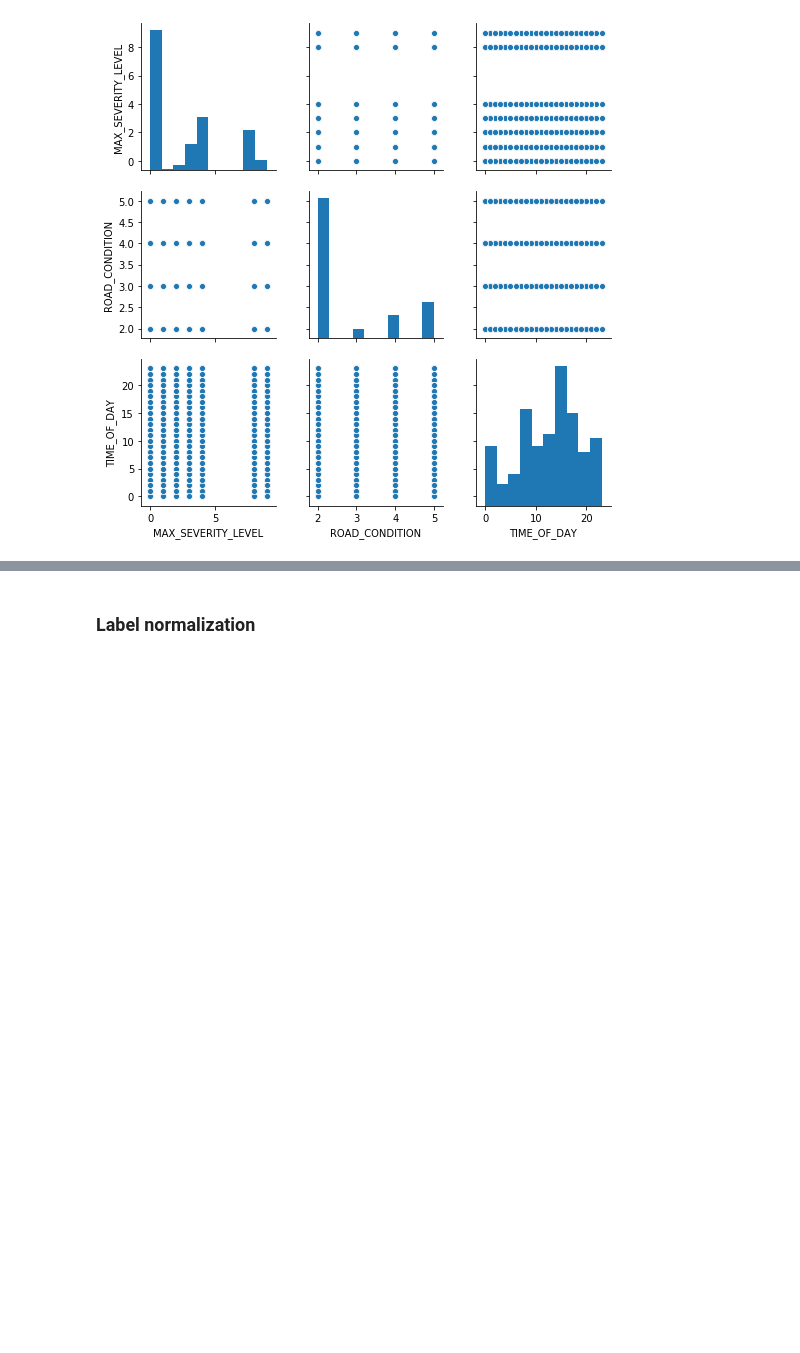
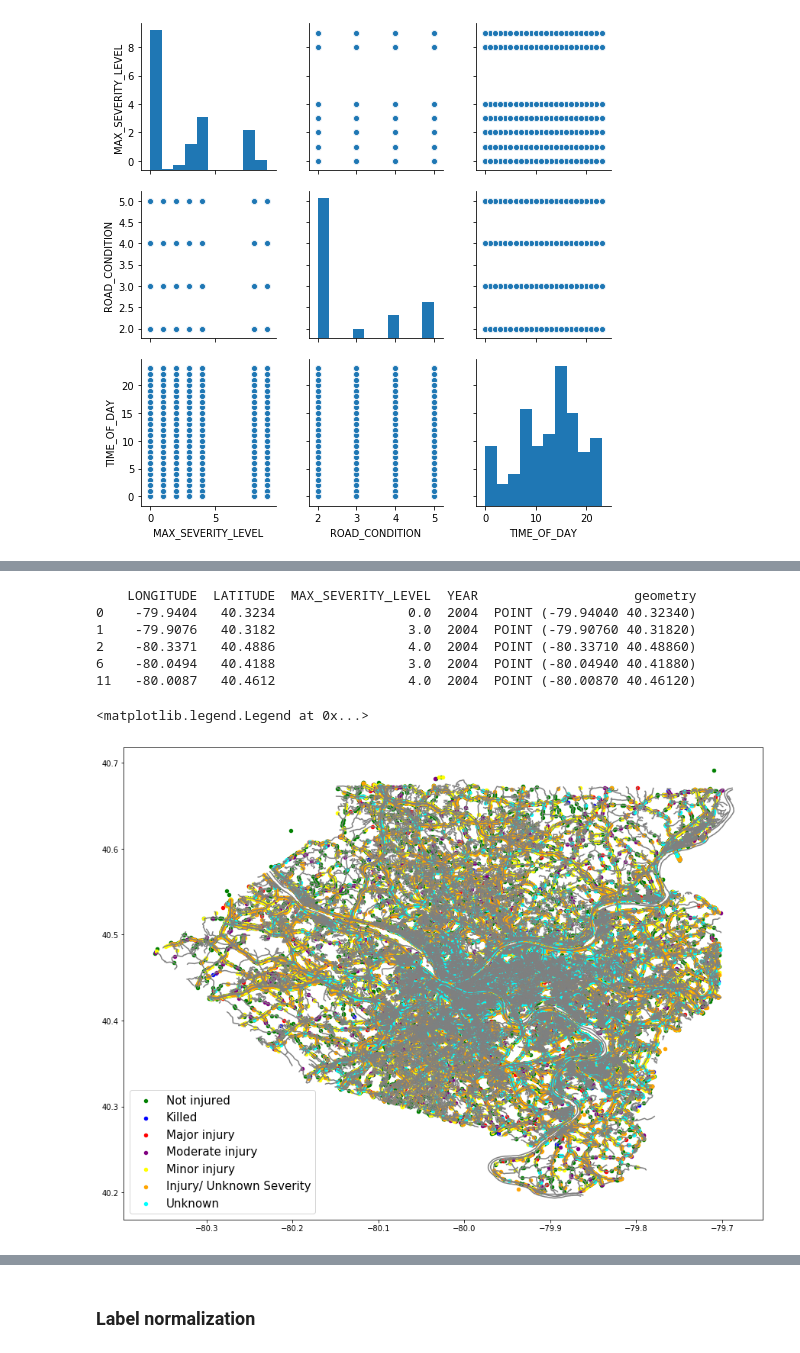
Before and after one commit to NasirNabi75/15688-Final-Project, a Jupyter notebook: code.ipynb, the cells around one changed output, grey strips where cells are left out. Cells and saved outputs as stored; diff of their text form; code cells hidden in the pictures; blank space fills up the shorter version.

```diff
--- a/code.ipynb
+++ b/code.ipynb
@@ -185,0 +180,25 @@ scatterplot_matrix_dynamic('MAX_SEVERITY_LEVEL')
+# %%
+df = pd.DataFrame({'LONGITUDE': df_io['DEC_LONG'],
+                   'LATITUDE': df_io['DEC_LAT'],
+                   'MAX_SEVERITY_LEVEL': df_io['MAX_SEVERITY_LEVEL'],
+                   'YEAR': df_io['CRASH_YEAR']})
+df = df.dropna().astype("float64")
+df['YEAR'] = df['YEAR'].astype("int64")
+
+#constrain to Pittsburgh map
+df = df[df.LONGITUDE < -79.7]
+df = df[df.LONGITUDE > -80.4]
+df = df[df.LATITUDE < 40.7]
+df = df[df.LATITUDE > 40.2]
+
+geo = [Point(xy) for xy in zip(df['LONGITUDE'], df['LATITUDE'])]
+crs = {'init': 'epsg:4326'}
+geo_df = gpd.GeoDataFrame(df, crs=crs, geometry = geo)
+print(geo_df.head())
+# %% [output]
+    LONGITUDE  LATITUDE  MAX_SEVERITY_LEVEL  YEAR                    geometry
+0    -79.9404   40.3234                 0.0  2004  POINT (-79.94040 40.32340)
+1    -79.9076   40.3182                 3.0  2004  POINT (-79.90760 40.31820)
+2    -80.3371   40.4886                 4.0  2004  POINT (-80.33710 40.48860)
+6    -80.0494   40.4188                 3.0  2004  POINT (-80.04940 40.41880)
+11   -80.0087   40.4612                 4.0  2004  POINT (-80.00870 40.46120)
@@ -185,0 +212,17 @@ scatterplot_matrix_dynamic('MAX_SEVERITY_LEVEL')
+# %%
+# plot cumulative
+pitt_map = gpd.read_file('Allegheny_County_Addressing_Street_Centerlines/Allegheny_County_Addressing_Street_Centerlines.shp')
+fig, ax = plt.subplots(figsize = (15, 15))
+pitt_map.plot(ax = ax, color='grey')
+geo_df[geo_df['MAX_SEVERITY_LEVEL'] == 0].plot(ax=ax, markersize=20, color='green', marker='o', label='Not injured')
+geo_df[geo_df['MAX_SEVERITY_LEVEL'] == 1].plot(ax=ax, markersize=20, color='blue', marker='o', label='Killed')
+geo_df[geo_df['MAX_SEVERITY_LEVEL'] == 2].plot(ax=ax, markersize=20, color='red', marker='o', label='Major injury')
+geo_df[geo_df['MAX_SEVERITY_LEVEL'] == 3].plot(ax=ax, markersize=20, color='purple', marker='o', label='Moderate injury')
+geo_df[geo_df['MAX_SEVERITY_LEVEL'] == 4].plot(ax=ax, markersize=20, color='yellow', marker='o', label='Minor injury')
+geo_df[geo_df['MAX_SEVERITY_LEVEL'] == 8].plot(ax=ax, markersize=20, color='orange', marker='o', label='Injury/ Unknown Severity')
+geo_df[geo_df['MAX_SEVERITY_LEVEL'] == 9].plot(ax=ax, markersize=20, color='cyan', marker='o', label='Unknown')
+
+plt.legend(prop={'size':15})
+# %% [output]
+<matplotlib.legend.Legend at 0x...>
+[figure, added]
```
Also changed, not shown: parts of 23 cells of this notebook, 2 other files.
